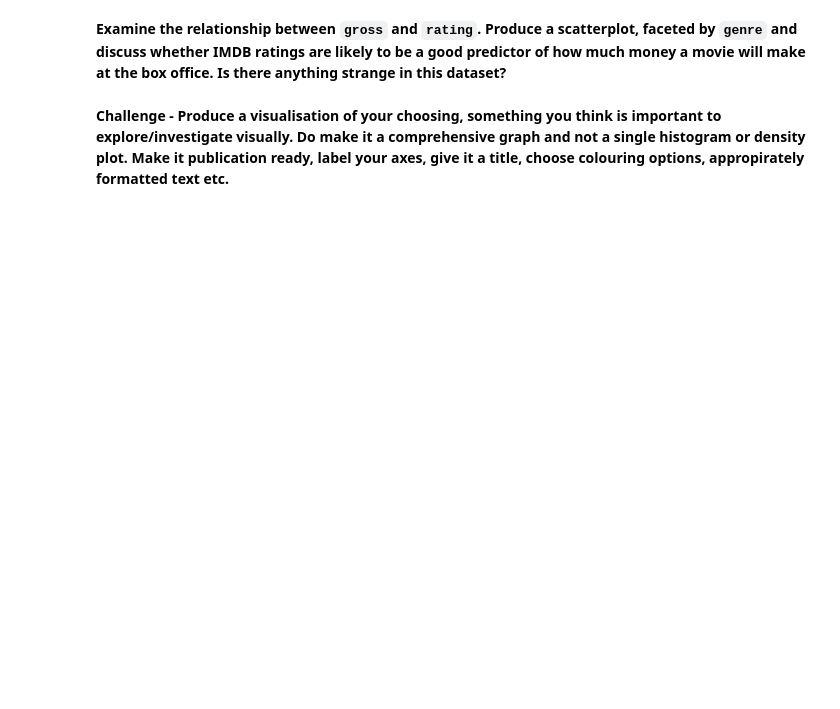
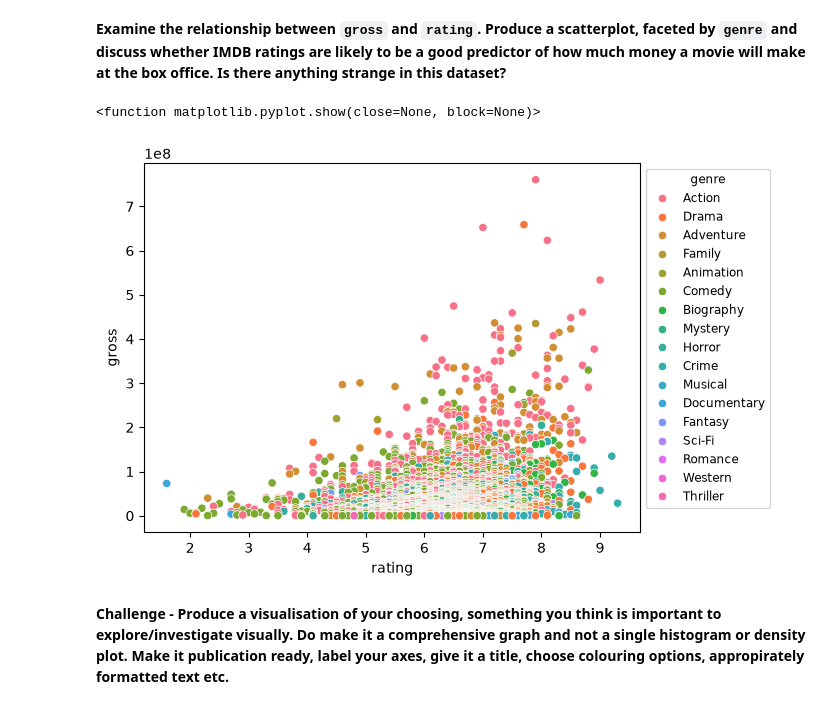
Before and after one commit to elina715/ACOD-AUT26-Class-Coding, a Jupyter notebook: Session_2/Homework.ipynb, the cells around one changed output. Cells and saved outputs as stored; diff of their text form; code cells hidden in the pictures; blank space fills up the shorter version.

```diff
--- a/Session_2/Homework.ipynb
+++ b/Session_2/Homework.ipynb
@@ -63,4 +207,11 @@ data
 # %% [markdown]
 **Examine the relationship between `gross` and `rating`. Produce a scatterplot, faceted by `genre` and discuss whether IMDB ratings are likely to be a good predictor of how much money a movie will make at the box office. Is there anything strange in this dataset?**
+# %%
+ay=sns.scatterplot(data=movies, x="rating",y="gross", hue="genre")
+sns.move_legend(ay, "upper left", fontsize="small", title_fontsize="small", bbox_to_anchor=(1, 1))
+plt.show
+# %% [output]
+<function matplotlib.pyplot.show(close=None, block=None)>
+[figure, added]
 # %% [markdown]
 **Challenge - Produce a visualisation of your choosing, something you think is important to explore/investigate visually. Do make it a comprehensive graph and not a single histogram or density plot. Make it publication ready, label your axes, give it a title, choose colouring options, appropirately formatted text etc.**
```
Also changed, not shown: parts of 8 cells of this notebook, 1 other file.
